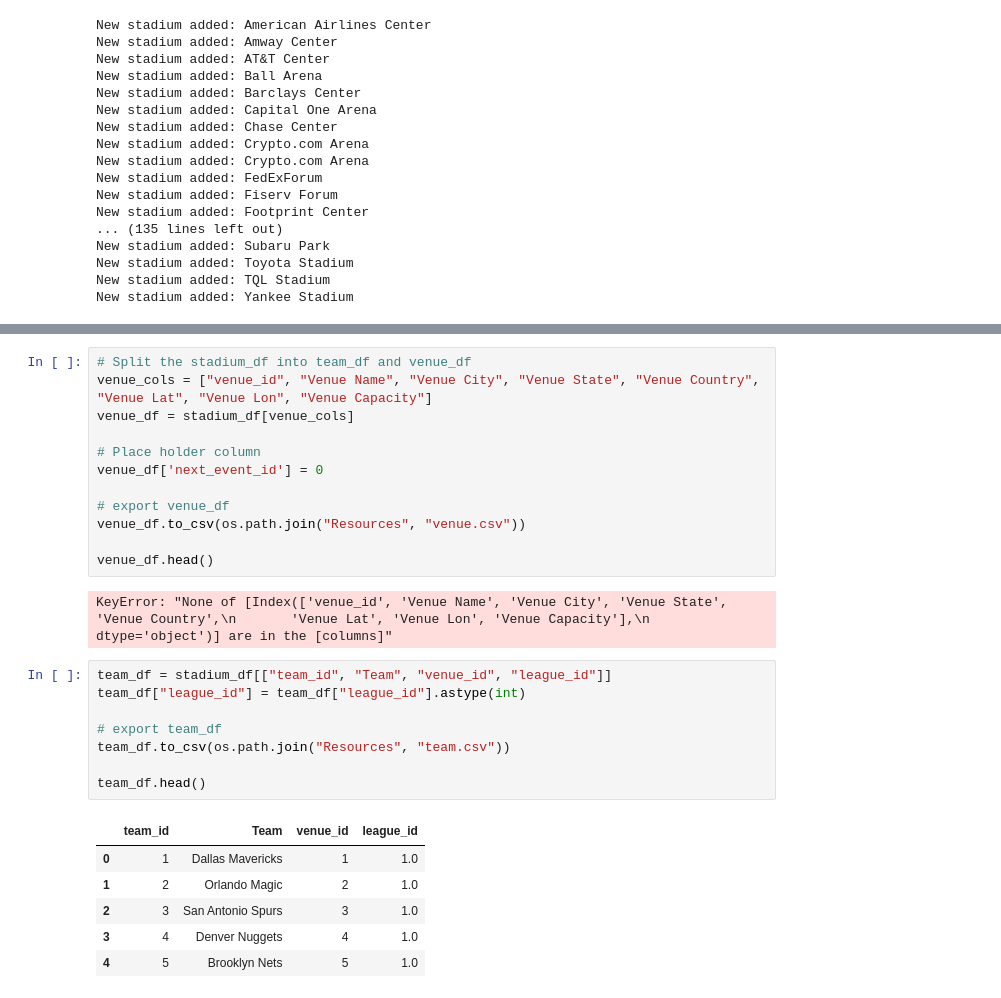
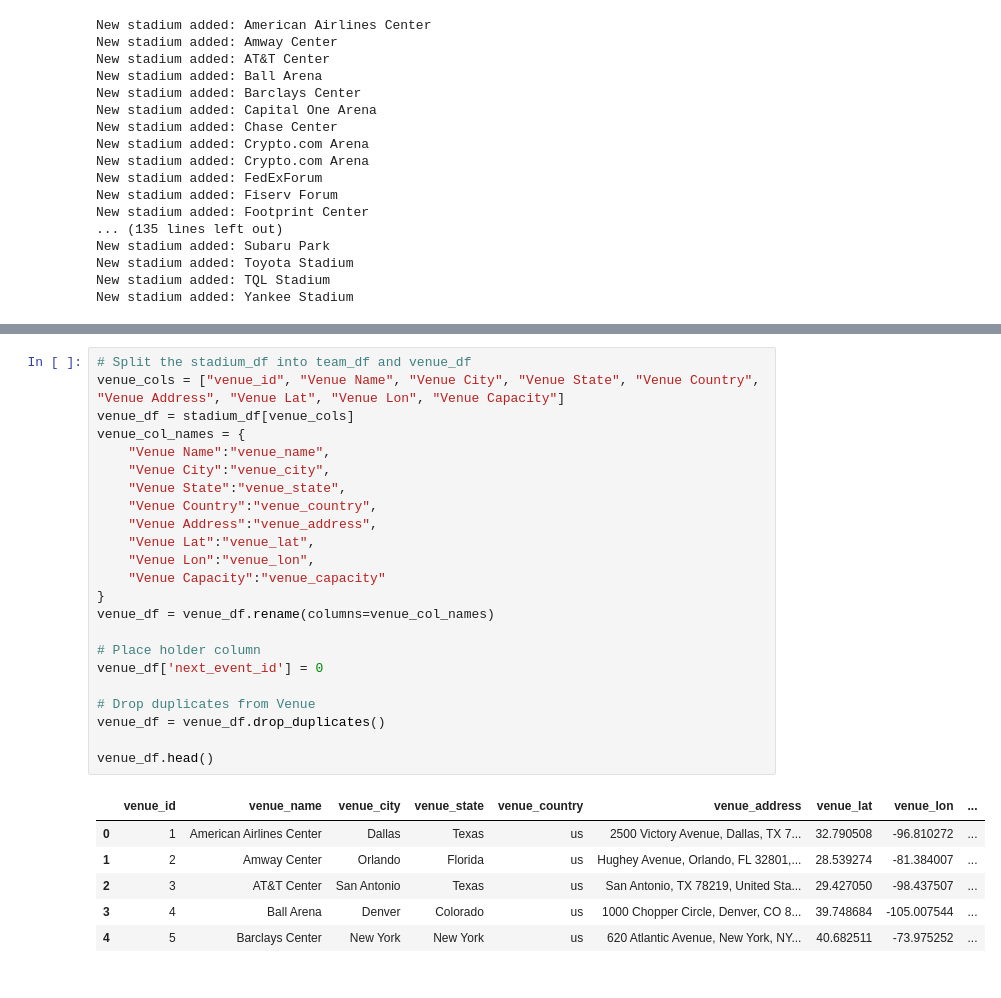
Before and after one commit to lucasjfsmith/pro-venue-tracker, a Jupyter notebook: data_cleaning_luke.ipynb, the cells around one changed output, grey strips where cells are left out. Saved outputs shown, nothing was run; the diff lists cells and outputs as text.

```diff
--- a/data_cleaning_luke.ipynb
+++ b/data_cleaning_luke.ipynb
@@ -168,29 +168,30 @@ stadium_df.head()
 # %%
 # Split the stadium_df into team_df and venue_df
-venue_cols = ["venue_id", "Venue Name", "Venue City", "Venue State", "Venue Country", "Venue Lat", "Venue Lon", "Venue Capacity"]
+venue_cols = ["venue_id", "Venue Name", "Venue City", "Venue State", "Venue Country", "Venue Address", "Venue Lat", "Venue Lon", "Venue Capacity"]
 venue_df = stadium_df[venue_cols]
+venue_col_names = {
+    "Venue Name":"venue_name",
+    "Venue City":"venue_city",
+    "Venue State":"venue_state",
+    "Venue Country":"venue_country",
+    "Venue Address":"venue_address",
+    "Venue Lat":"venue_lat",
+    "Venue Lon":"venue_lon",
+    "Venue Capacity":"venue_capacity"
+}
+venue_df = venue_df.rename(columns=venue_col_names)
 
 # Place holder column
 venue_df['next_event_id'] = 0
 
-# export venue_df
-venue_df.to_csv(os.path.join("Resources", "venue.csv"))
+# Drop duplicates from Venue
+venue_df = venue_df.drop_duplicates()
 
 venue_df.head()
 # %% [output]
-KeyError: "None of [Index(['venue_id', 'Venue Name', 'Venue City', 'Venue State', 'Venue Country',\n       'Venue Lat', 'Venue Lon', 'Venue Capacity'],\n      dtype='object')] are in the [columns]"
+|  | venue_id | venue_name | venue_city | venue_state | venue_country | venue_address | venue_lat | venue_lon | ... |
+| 0 | 1 | American Airlines Center | Dallas | Texas | us | 2500 Victory Avenue, Dallas, TX 7... | 32.790508 | -96.810272 | ... |
+| 1 | 2 | Amway Center | Orlando | Florida | us | Hughey Avenue, Orlando, FL 32801,... | 28.539274 | -81.384007 | ... |
+| 2 | 3 | AT&T Center | San Antonio | Texas | us | San Antonio, TX 78219, United Sta... | 29.427050 | -98.437507 | ... |
+| 3 | 4 | Ball Arena | Denver | Colorado | us | 1000 Chopper Circle, Denver, CO 8... | 39.748684 | -105.007544 | ... |
+| 4 | 5 | Barclays Center | New York | New York | us | 620 Atlantic Avenue, New York, NY... | 40.682511 | -73.975252 | ... |
-# %%
-team_df = stadium_df[["team_id", "Team", "venue_id", "league_id"]]
-team_df["league_id"] = team_df["league_id"].astype(int)
-
-# export team_df
-team_df.to_csv(os.path.join("Resources", "team.csv"))
-
-team_df.head()
-# %% [output]
-|  | team_id | Team | venue_id | league_id |
-| 0 | 1 | Dallas Mavericks | 1 | 1.0 |
-| 1 | 2 | Orlando Magic | 2 | 1.0 |
-| 2 | 3 | San Antonio Spurs | 3 | 1.0 |
-| 3 | 4 | Denver Nuggets | 4 | 1.0 |
-| 4 | 5 | Brooklyn Nets | 5 | 1.0 |
```
Also changed, not shown: parts of 5 cells of this notebook, 3 other files.
